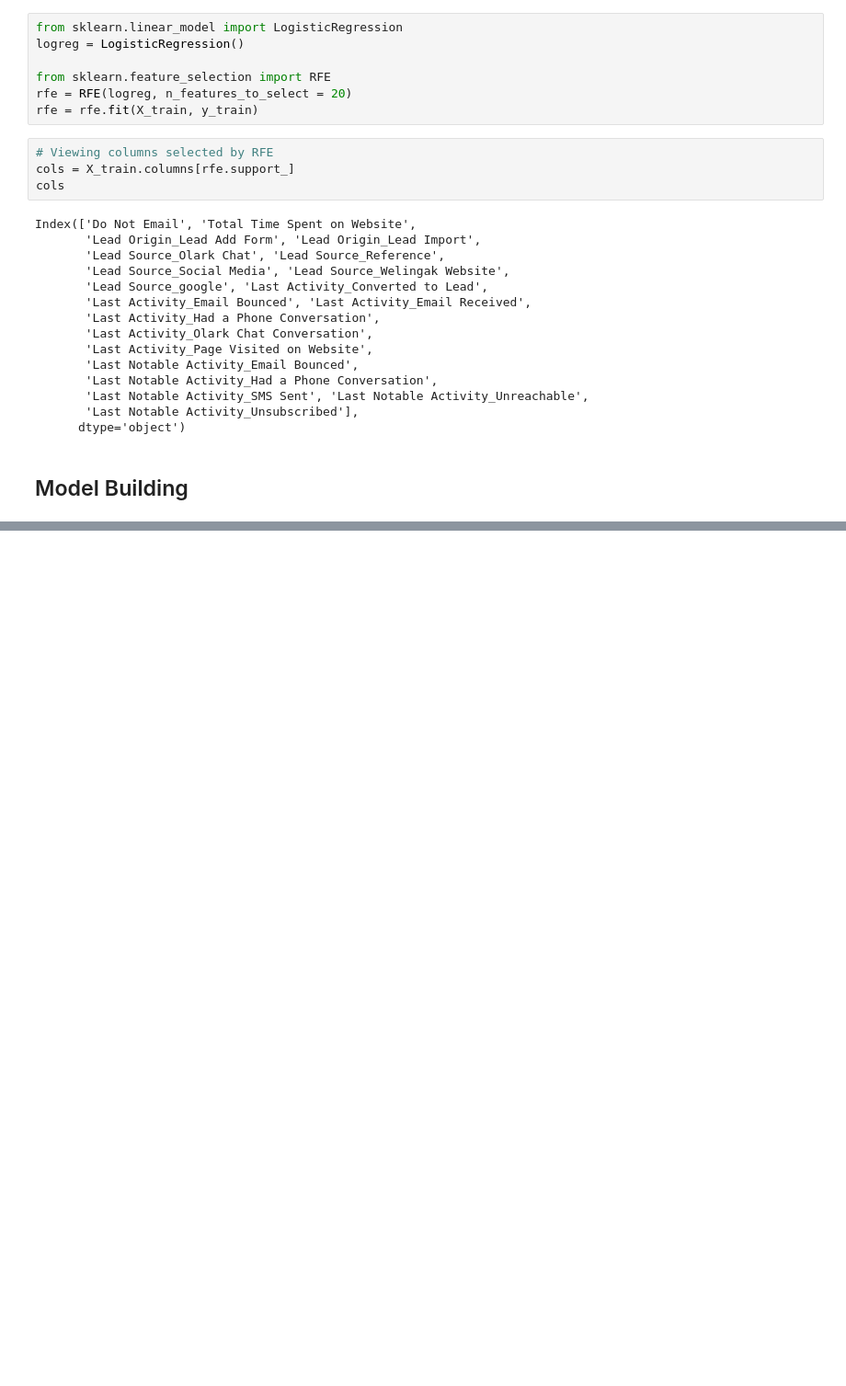
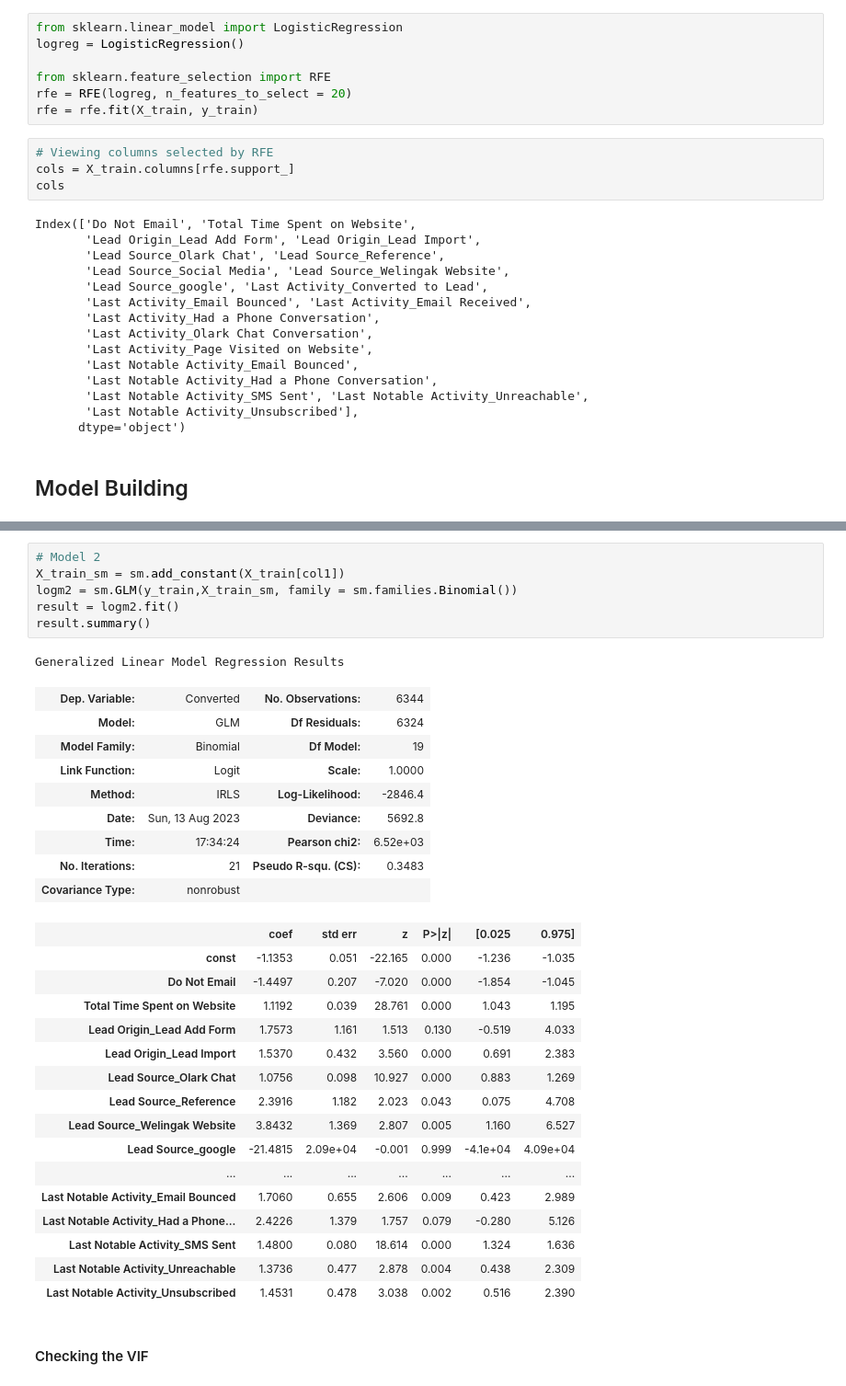
Before and after one commit to anujgupta0/Lead_Score_case_study, a Jupyter notebook: Lead_score_Case_study.ipynb, the cells around one changed output, grey strips where cells are left out. Shown at 92% size. Drawn from its saved outputs; the diff is of its cells as text; blank space fills up the shorter version.

```diff
--- a/Lead_score_Case_study.ipynb
+++ b/Lead_score_Case_study.ipynb
@@ -600,0 +640,35 @@ Index(['Do Not Email', 'Total Time Spent on Website',
+# %%
+# Model 2
+X_train_sm = sm.add_constant(X_train[col1])
+logm2 = sm.GLM(y_train,X_train_sm, family = sm.families.Binomial())
+result = logm2.fit()
+result.summary()
+# %% [output]
+Generalized Linear Model Regression Results
+| Dep. Variable: | Converted | No. Observations: | 6344 |
+| Model: | GLM | Df Residuals: | 6324 |
+| Model Family: | Binomial | Df Model: | 19 |
+| Link Function: | Logit | Scale: | 1.0000 |
+| Method: | IRLS | Log-Likelihood: | -2846.4 |
+| Date: | Sun, 13 Aug 2023 | Deviance: | 5692.8 |
+| Time: | 17:34:24 | Pearson chi2: | 6.52e+03 |
+| No. Iterations: | 21 | Pseudo R-squ. (CS): | 0.3483 |
+| Covariance Type: | nonrobust |  |  |
+|  | coef | std err | z | P>|z| | [0.025 | 0.975] |
+| const | -1.1353 | 0.051 | -22.165 | 0.000 | -1.236 | -1.035 |
+| Do Not Email | -1.4497 | 0.207 | -7.020 | 0.000 | -1.854 | -1.045 |
+| Total Time Spent on Website | 1.1192 | 0.039 | 28.761 | 0.000 | 1.043 | 1.195 |
+| Lead Origin_Lead Add Form | 1.7573 | 1.161 | 1.513 | 0.130 | -0.519 | 4.033 |
+| Lead Origin_Lead Import | 1.5370 | 0.432 | 3.560 | 0.000 | 0.691 | 2.383 |
+| Lead Source_Olark Chat | 1.0756 | 0.098 | 10.927 | 0.000 | 0.883 | 1.269 |
+| Lead Source_Reference | 2.3916 | 1.182 | 2.023 | 0.043 | 0.075 | 4.708 |
+| Lead Source_Welingak Website | 3.8432 | 1.369 | 2.807 | 0.005 | 1.160 | 6.527 |
+| Lead Source_google | -21.4815 | 2.09e+04 | -0.001 | 0.999 | -4.1e+04 | 4.09e+04 |
+| ... | ... | ... | ... | ... | ... | ... |
+| Last Notable Activity_Email Bounced | 1.7060 | 0.655 | 2.606 | 0.009 | 0.423 | 2.989 |
+| Last Notable Activity_Had a Phone... | 2.4226 | 1.379 | 1.757 | 0.079 | -0.280 | 5.126 |
+| Last Notable Activity_SMS Sent | 1.4800 | 0.080 | 18.614 | 0.000 | 1.324 | 1.636 |
+| Last Notable Activity_Unreachable | 1.3736 | 0.477 | 2.878 | 0.004 | 0.438 | 2.309 |
+| Last Notable Activity_Unsubscribed | 1.4531 | 0.478 | 3.038 | 0.002 | 0.516 | 2.390 |
+# %% [markdown]
+#### Checking the VIF
```
Also changed, not shown: parts of 17 cells of this notebook.
